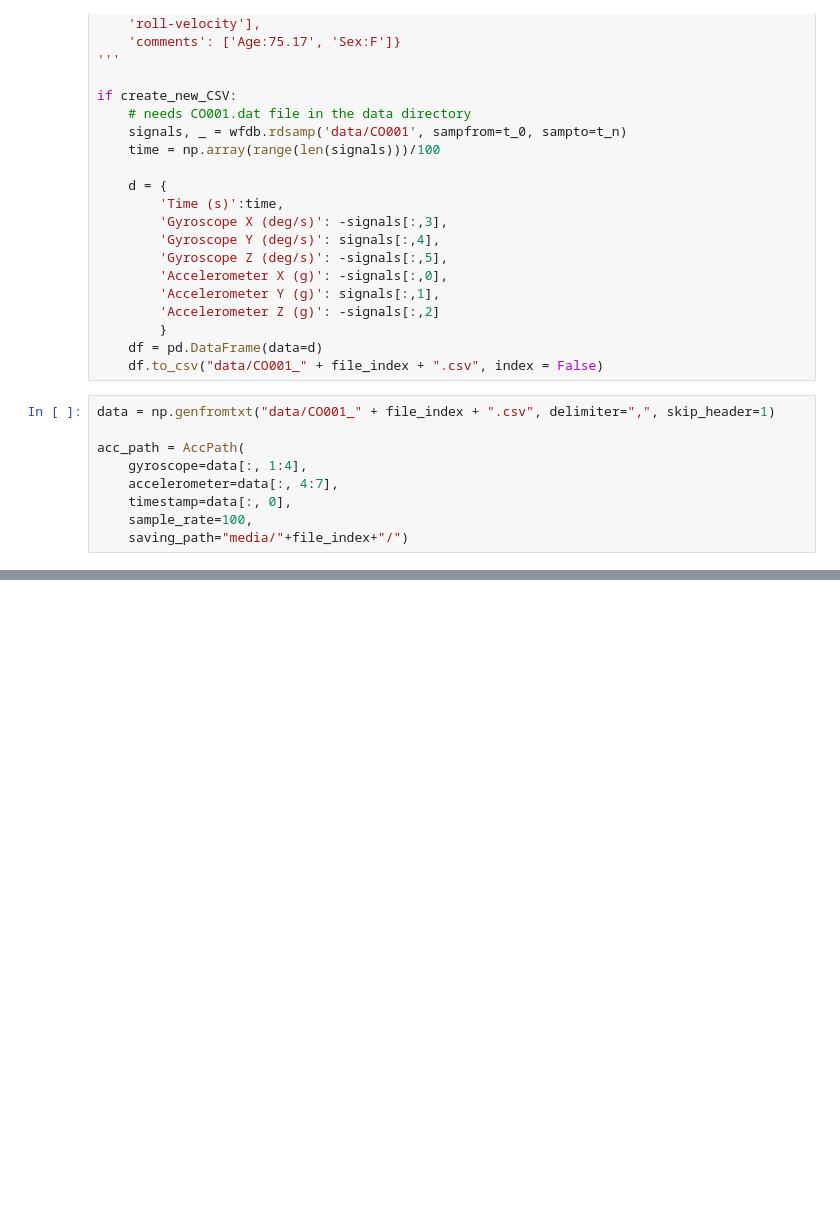
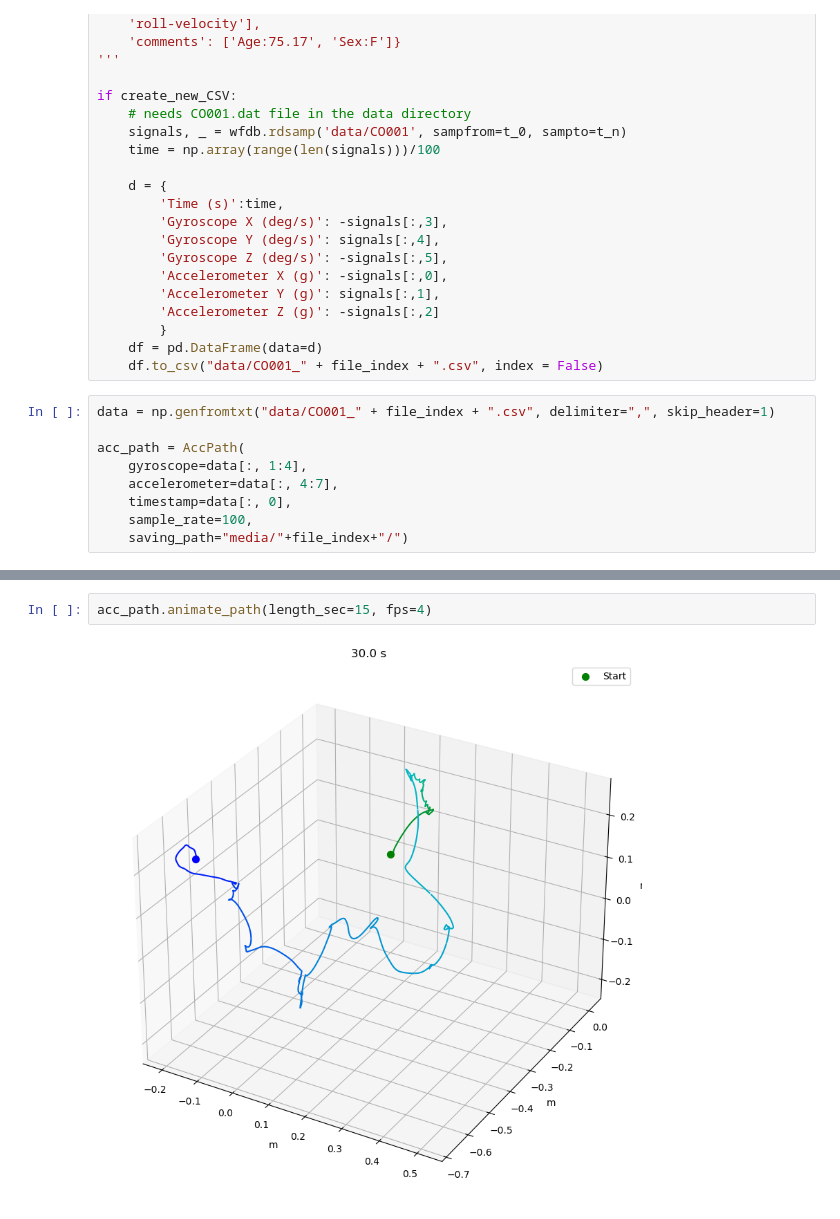
Before and after one commit to t-ugur/eps, a Jupyter notebook: eps.ipynb, the cells around one changed output, grey strips where cells are left out. Drawn from its saved outputs; the diff is of its cells as text; blank space fills up the shorter version.

```diff
--- a/eps.ipynb
+++ b/eps.ipynb
@@ -95,3 +97,7 @@ acc_path.plot_path(title="CO001_" + file_index)
+# %%
+acc_path.animate_path(length_sec=15, fps=4)
+# %% [output]
+[figure, added]
 # %%
 acc_path.plot_sensor_data()
 # %% [output]
```
Also changed, not shown: parts of 8 cells of this notebook, 16 other files.
